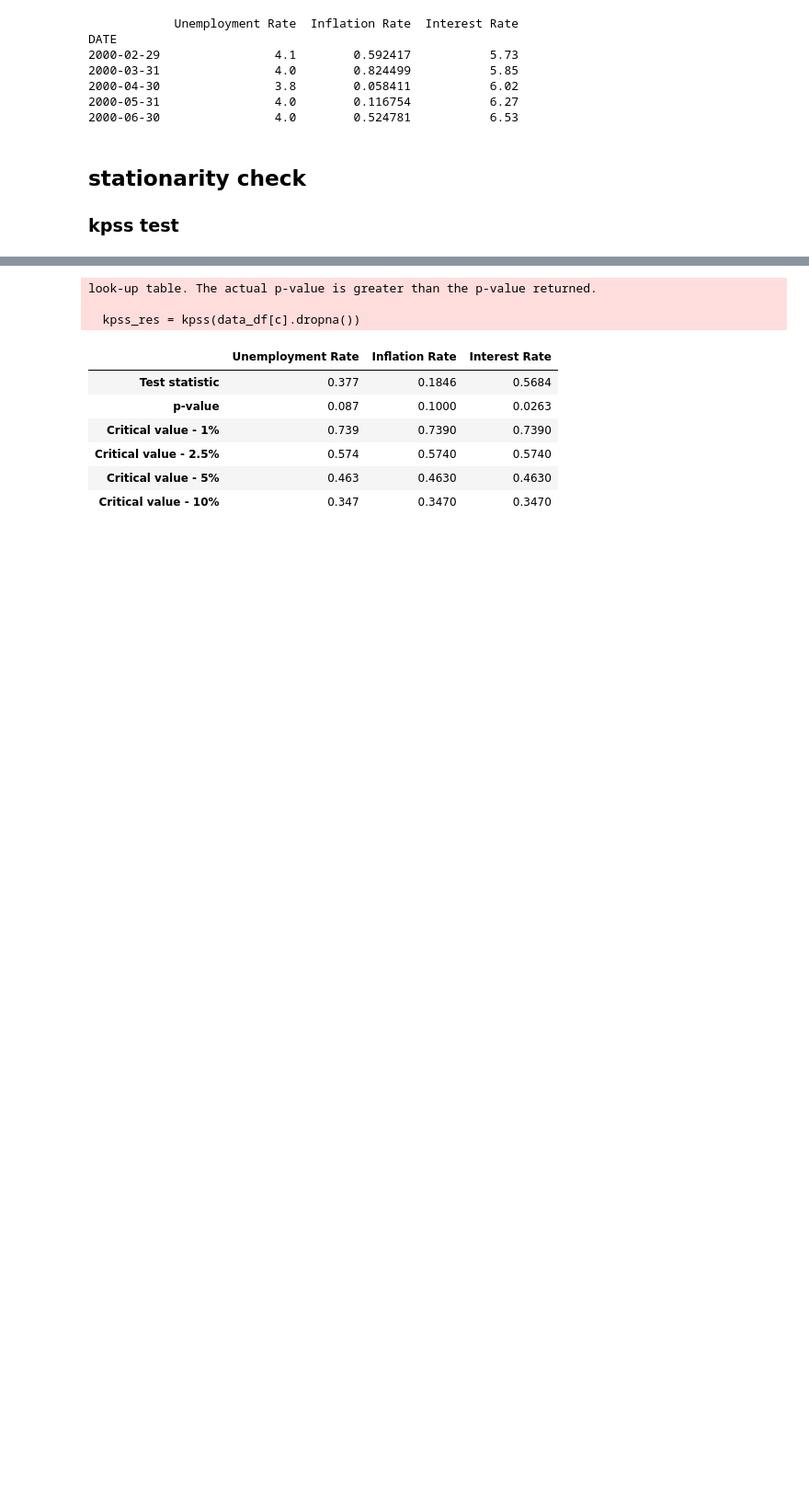
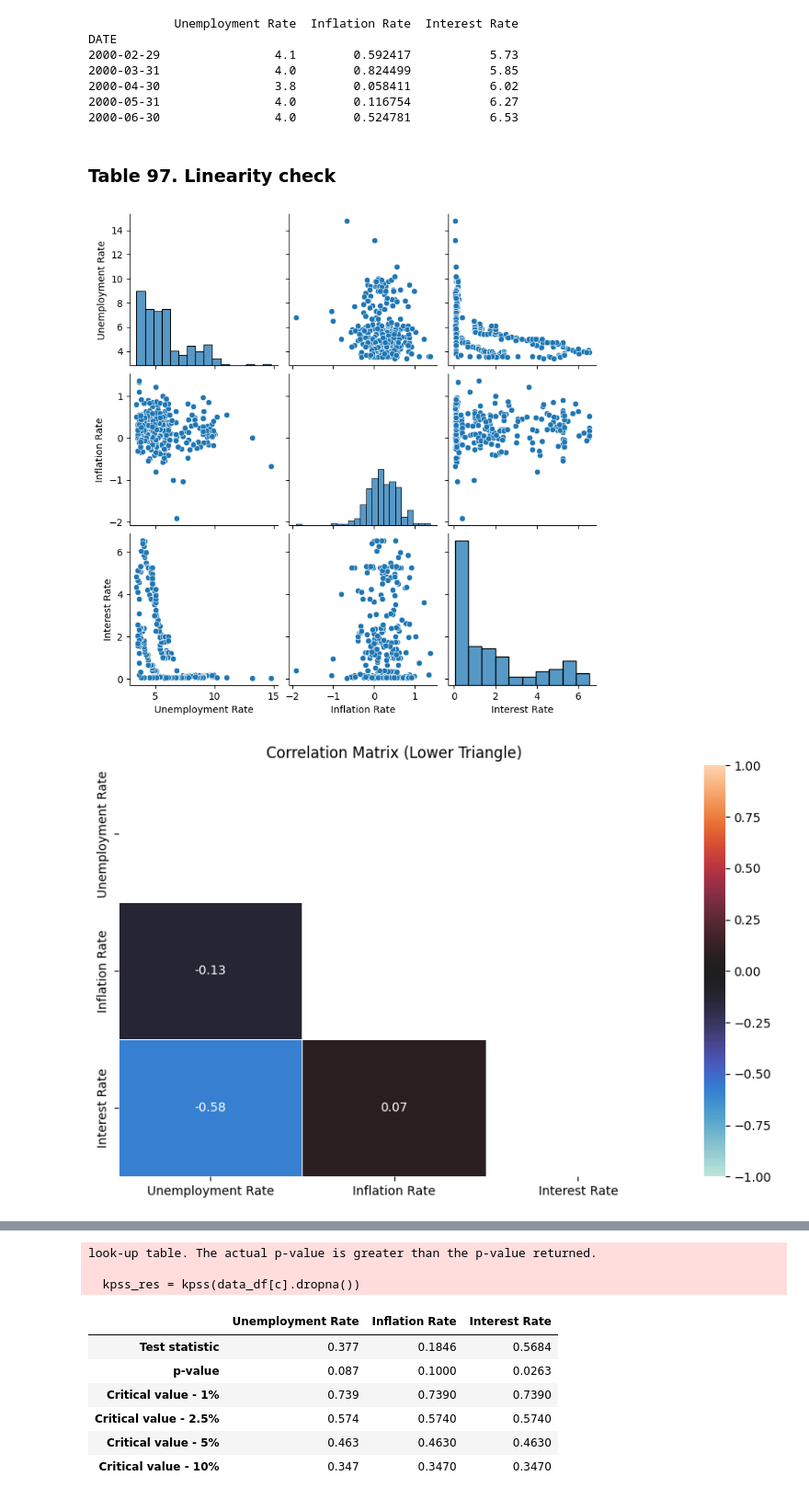
Before and after one commit to saritmaitra/PracticalGuideEconometrics, a Jupyter notebook: Chapter_4.ipynb, the cells around one changed output, grey strips where cells are left out. Shown at 92% size. Saved outputs shown, nothing was run; the diff lists cells and outputs as text; code cells hidden in the pictures; blank space fills up the shorter version.

```diff
--- a/Chapter_4.ipynb
+++ b/Chapter_4.ipynb
@@ -412,7 +422,7 @@ end = datetime.datetime(2024, 1, 1)
 # Function to fetch monthly data from FRED
 def fetch_monthly_data(symbol, start, end):
     data = web.DataReader(symbol, 'fred', start, end)
-    return data.resample('M').mean()
+    return data.resample('ME').mean()
 
 # Retrieve datasets
 unemployment_rate = fetch_monthly_data('UNRATE', start, end)
@@ -437,7 +447,24 @@ DATE
 2000-04-30                3.8        0.058411           6.02
 2000-05-31                4.0        0.116754           6.27
 2000-06-30                4.0        0.524781           6.53
-# %% [markdown]
-## **stationarity check**
-
-### **kpss test**
+# %% [markdown]
+### **Table 97. Linearity check**
+# %%
+import seaborn as sns
+import matplotlib.pyplot as plt
+import numpy as np
+
+sns.pairplot(data)
+plt.show()
+
+correlation_matrix = data.corr()
+mask = np.triu(np.ones_like(correlation_matrix, dtype=bool))
+plt.figure(figsize=(10, 6))
+sns.heatmap(correlation_matrix, mask=mask, annot=True, fmt='.2f',
+            vmin=-1, vmax=1, center=0, linewidths=0.5)
+
+plt.title('Correlation Matrix (Lower Triangle)')
+plt.show()
+# %% [output]
+[figure, added]
+[figure, added]
```
Also changed, not shown: parts of 59 cells of this notebook.
